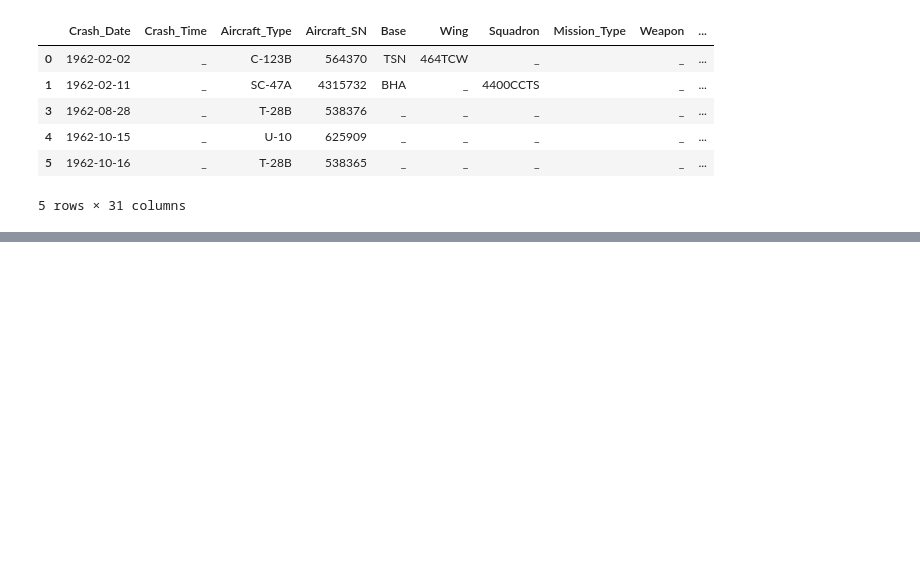
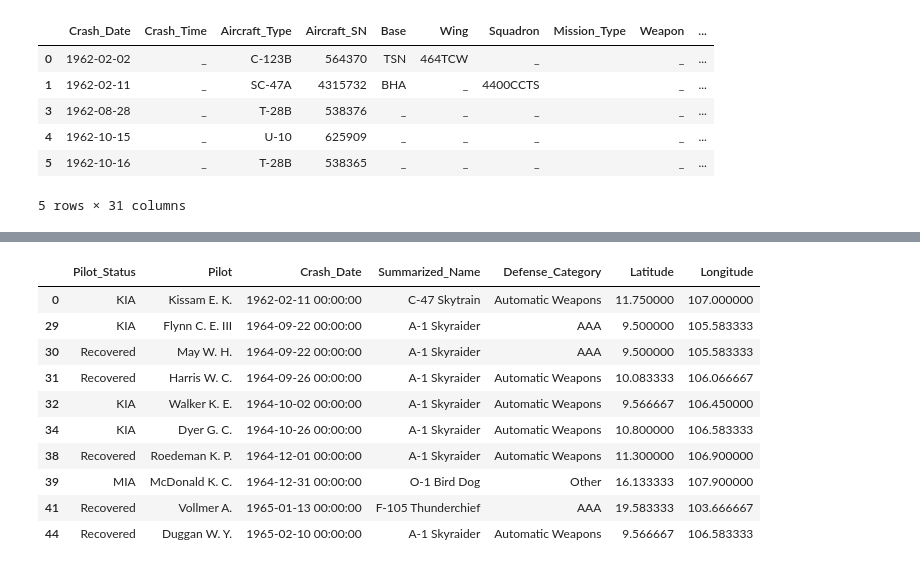
Before and after one commit to MichaelG-B/Capstone_Project, a Jupyter notebook: Capstone Project/ETL/Vietnam_Losses_ETL.ipynb, the cells around one changed output, grey strips where cells are left out. Saved outputs shown, nothing was run; the diff lists cells and outputs as text; code cells hidden in the pictures; blank space fills up the shorter version.

```diff
--- a/Capstone Project/ETL/Vietnam_Losses_ETL.ipynb
+++ b/Capstone Project/ETL/Vietnam_Losses_ETL.ipynb
@@ -361,7 +392,4 @@ loss_locations.to_sql(name='loss_locations_table', con=engine, if_exists='replac
 # %%
-# Import our second dataset (from Vietnamairlosses.com).
-## The original website I found but detailed info in paragraph form so just scraped the summary page to use for potential use
-### as a second table for info like base name, etc.
-file_path = "Resources/Raw/Vietnam_All_Fixedwing_Losses_Raw_Data.csv"
-fixedwing_df = pd.read_csv(file_path)
-fixedwing_df.head()
+# Read in csv file
+geo_df = pd.read_csv("/Users/clarapotts/Desktop/Interactive_Map/Input_csvs/interactive_map.csv")
+geo_df.head()
@@ -377,0 +420,3 @@ fixedwing_df.head()
+# %%
+# Remove Latitude/Longitude and all rows that have null values.
+geo_df=geo_df.dropna()
@@ -377,0 +435,3 @@ fixedwing_df.head()
+# %%
+# Drop '_' from Pilot Status
+geo_df = geo_df[(geo_df.Pilot_Status != '_')]
@@ -377,0 +453,15 @@ fixedwing_df.head()
+# %%
+# Check to make sure null values dropped in dataframe
+geo_df.head(10)
+# %% [output]
+|  | Pilot_Status | Pilot | Crash_Date | Summarized_Name | Defense_Category | Latitude | Longitude |
+| 0 | KIA | Kissam E. K. | 1962-02-11 00:00:00 | C-47 Skytrain | Automatic Weapons | 11.750000 | 107.000000 |
+| 29 | KIA | Flynn C. E. III | 1964-09-22 00:00:00 | A-1 Skyraider | AAA | 9.500000 | 105.583333 |
+| 30 | Recovered | May W. H. | 1964-09-22 00:00:00 | A-1 Skyraider | AAA | 9.500000 | 105.583333 |
+| 31 | Recovered | Harris W. C. | 1964-09-26 00:00:00 | A-1 Skyraider | Automatic Weapons | 10.083333 | 106.066667 |
+| 32 | KIA | Walker K. E. | 1964-10-02 00:00:00 | A-1 Skyraider | Automatic Weapons | 9.566667 | 106.450000 |
+| 34 | KIA | Dyer G. C. | 1964-10-26 00:00:00 | A-1 Skyraider | Automatic Weapons | 10.800000 | 106.583333 |
+| 38 | Recovered | Roedeman K. P. | 1964-12-01 00:00:00 | A-1 Skyraider | Automatic Weapons | 11.300000 | 106.900000 |
+| 39 | MIA | McDonald K. C. | 1964-12-31 00:00:00 | O-1 Bird Dog | Other | 16.133333 | 107.900000 |
+| 41 | Recovered | Vollmer A. | 1965-01-13 00:00:00 | F-105 Thunderchief | AAA | 19.583333 | 103.666667 |
+| 44 | Recovered | Duggan W. Y. | 1965-02-10 00:00:00 | A-1 Skyraider | Automatic Weapons | 9.566667 | 106.583333 |
```
Also changed, not shown: parts of 29 cells of this notebook, 1 other file.
